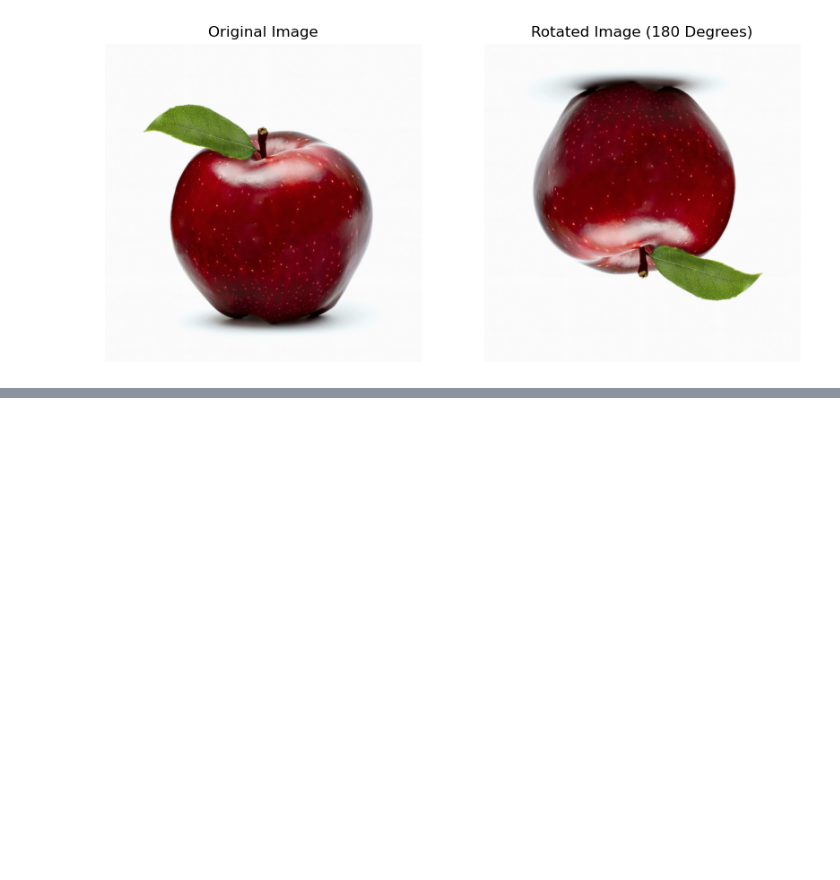
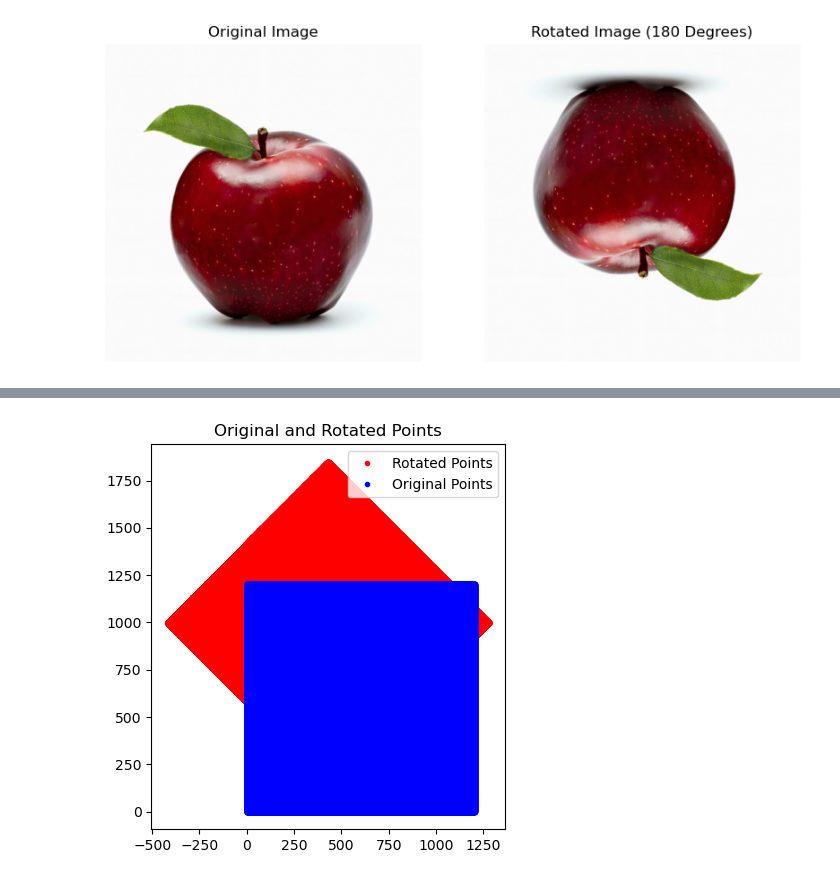
Before and after one commit to miasetya12/Visi-Komputer, a Jupyter notebook: Tugas Pertama/Rotation Fix/Rotasi Fix.ipynb, the cells around one changed output, grey strips where cells are left out. Drawn from its saved outputs; the diff is of its cells as text; code cells hidden in the pictures; blank space fills up the shorter version.

Commit message:
edit rotasi

```diff
--- a/Tugas Pertama/Rotation Fix/Rotasi Fix.ipynb
+++ b/Tugas Pertama/Rotation Fix/Rotasi Fix.ipynb
@@ -211,3 +211,85 @@ rotate_image("apel.jpg", 180)
 [figure]
 [figure]
 [figure]
+# %%
+from PIL import Image
+import math
+import matplotlib.pyplot as plt
+
+def rotate_image(image_path, angle):
+    # Load gambar
+    image = Image.open(image_path)
+    image_pixel = image.load()
+    width, height = image.size
+
+    # Hitung ukuran gambar baru setelah rotasi
+    angle_rad = math.radians(angle)
+    new_width = int(abs(math.cos(angle_rad)) * width + abs(math.sin(angle_rad)) * height)
+    new_height = int(abs(math.sin(angle_rad)) * width + abs(math.cos(angle_rad)) * height)
+
+    # Buat gambar baru untuk menyimpan hasil rotasi
+    rotated_image = Image.new("RGB", (new_width, new_height))
+    rotated_pixels = rotated_image.load()
+
+    # Hitung pusat gambar yang baru
+    x_center = new_width // 2
+    y_center = new_height // 2
+
+    x_centre = width // 2
+    y_centre = height // 2
+
+    print(new_width)
+    print(new_height)
+
+    print(width)
+    print(height)
+
+
+    # Inisialisasi list untuk menyimpan koordinat titik sebelum dan sesudah rotasi
+    original_points = []
+    rotated_points = []
+
+    # Rotasi setiap pixel dalam gambar baru
+    for x_new in range(new_width):
+        for y_new in range(new_height):
+            # Hitung koordinat asli setelah rotasi
+            x = int((x_new - x_center) * math.cos(angle_rad) - (y_new - y_center) * math.sin(angle_rad) + x_centre)
+            y = int((x_new - x_center) * math.sin(angle_rad) + (y_new - y_center) * math.cos(angle_rad) + 200)
+
+            # Set pixel baru ke gambar hasil rotasi jika koordinat valid
+            if 0 <= x < width and 0 <= y < height:
+                rotated_pixels[x_new, y_new] = image_pixel[x, y]
+            else:
+                rotated_pixels[x_new, y_new] = (0, 0, 255)
+
+            # Simpan titik-titik sebelum dan sesudah rotasi
+            rotated_points.append((x, y))
+            original_points.append((x_new, y_new))
+
+    # Plot titik-titik sebelum dan sesudah rotasi
+    plt.figure(figsize=(10, 5))
+    plt.plot(*zip(*rotated_points), marker='o', color='red', markersize=3, linestyle='', label='Rotated Points')
+    plt.plot(*zip(*original_points), marker='o', color='blue', markersize=3, linestyle='', label='Original Points')
+    plt.title('Original and Rotated Points')
+    plt.legend()
+    plt.gca().set_aspect('equal', adjustable='box')
+    plt.show()
+
+
+    # Plot gambar hasil rotasi dan gambar asli
+    fig, ax = plt.subplots(1, 2, figsize=(10, 5))
+    ax[0].imshow(image)
+    ax[0].set_title('Original Image')
+    ax[0].axis('off')
+
+    ax[1].imshow(rotated_image)
+    ax[1].set_title('Rotated Image ({} Degrees)'.format(angle))
+    ax[1].axis('off')
+
+    plt.show()
+
+
+# Panggil fungsi rotasi gambar dengan sudut rotasi 45,60,90,180 derajat
+rotate_image("kid.png", 45)
+rotate_image("kid.png", 60)
+# %% [output]
@@ -213,0 +300 @@ rotate_image("apel.jpg", 180)
+[figure, added]
```
Also changed, not shown: parts of 2 cells of this notebook, 5 other files.
